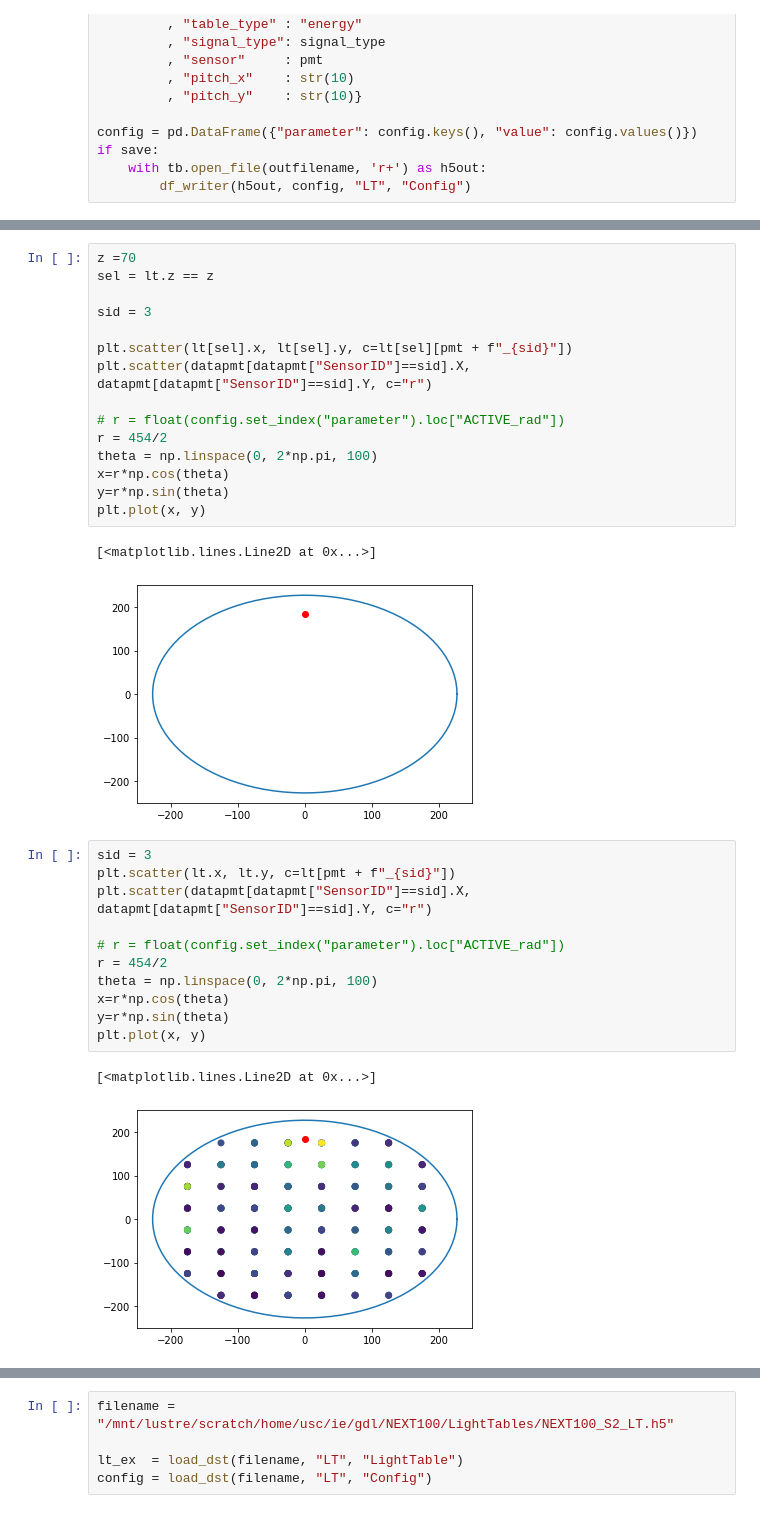
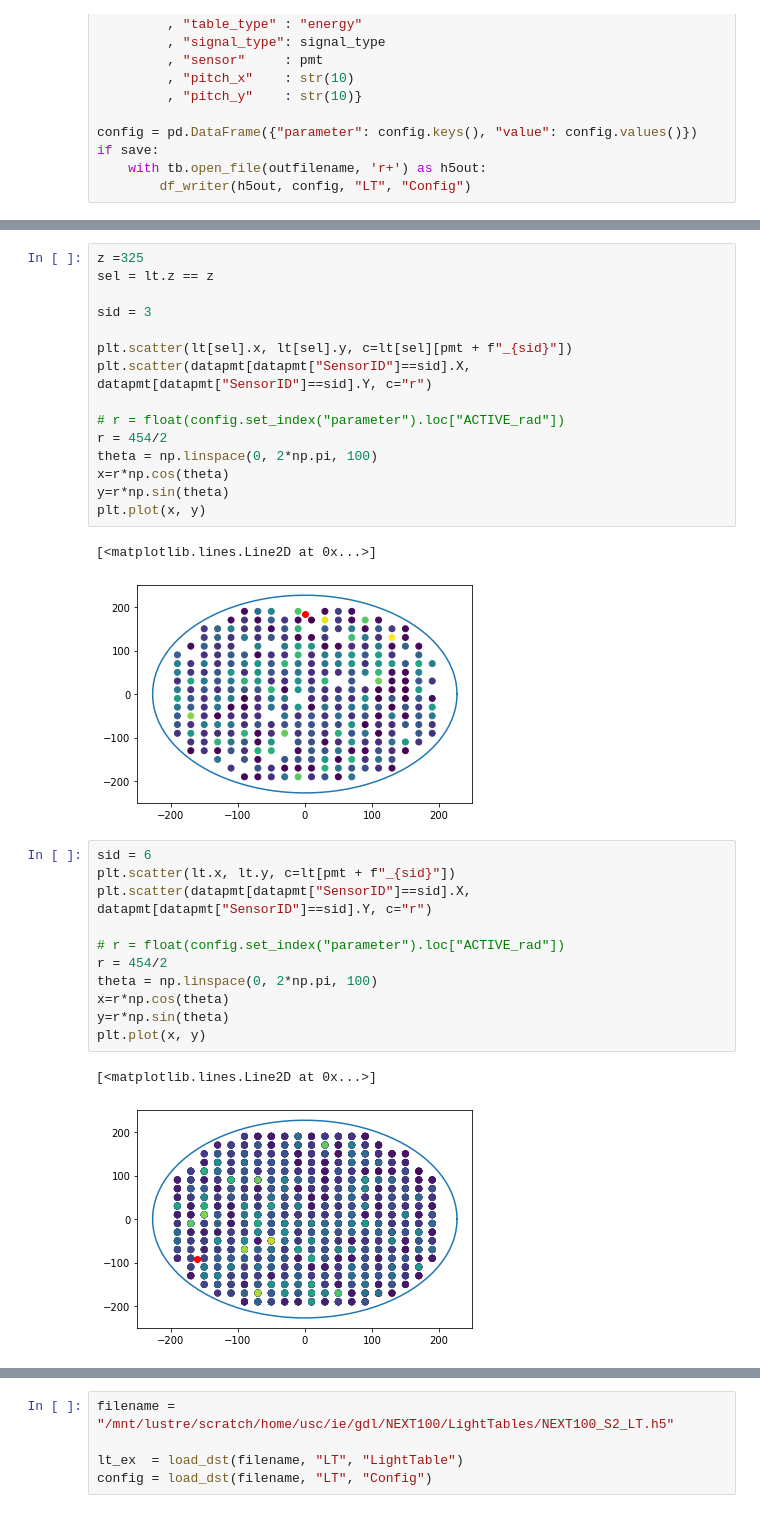
Before and after one commit to kvjmistry/LightTableGen, a Jupyter notebook: notebooks/lt_creator.ipynb, the cells around one changed output, grey strips where cells are left out. Cells and saved outputs as stored; diff of their text form.

```diff
--- a/notebooks/lt_creator.ipynb
+++ b/notebooks/lt_creator.ipynb
@@ -353,7 +329,7 @@ display(config)
 | 6 | dict_keys(['detector', 'ACTIVE_r | dict_values(['new', '227', '6.0' |
 | 7 | dict_keys(['detector', 'ACTIVE_r | dict_values(['new', '227', '6.0' |
 # %%
-z =70
+z =325
 sel = lt.z == z
 
 sid = 3
@@ -369,20 +345,20 @@ y=r*np.sin(theta)
 plt.plot(x, y)
 # %% [output]
 [<matplotlib.lines.Line2D at 0x...>]
-[figure, old version]
+[figure, new version]
 # %%
-sid = 3
+sid = 6
 plt.scatter(lt.x, lt.y, c=lt[pmt + f"_{sid}"])
 plt.scatter(datapmt[datapmt["SensorID"]==sid].X, datapmt[datapmt["SensorID"]==sid].Y, c="r")
 
 # r = float(config.set_index("parameter").loc["ACTIVE_rad"])
 r = 454/2
 theta = np.linspace(0, 2*np.pi, 100)
 x=r*np.cos(theta)
 y=r*np.sin(theta)
 plt.plot(x, y)
 # %% [output]
 [<matplotlib.lines.Line2D at 0x...>]
-[figure, old version]
+[figure, new version]
 # %%
 df_writer(h5out, conf_psf, "PSF", "Config", str_col_length = conf_psf.value.str.len().max())
```
Also changed, not shown: parts of 17 cells of this notebook.
